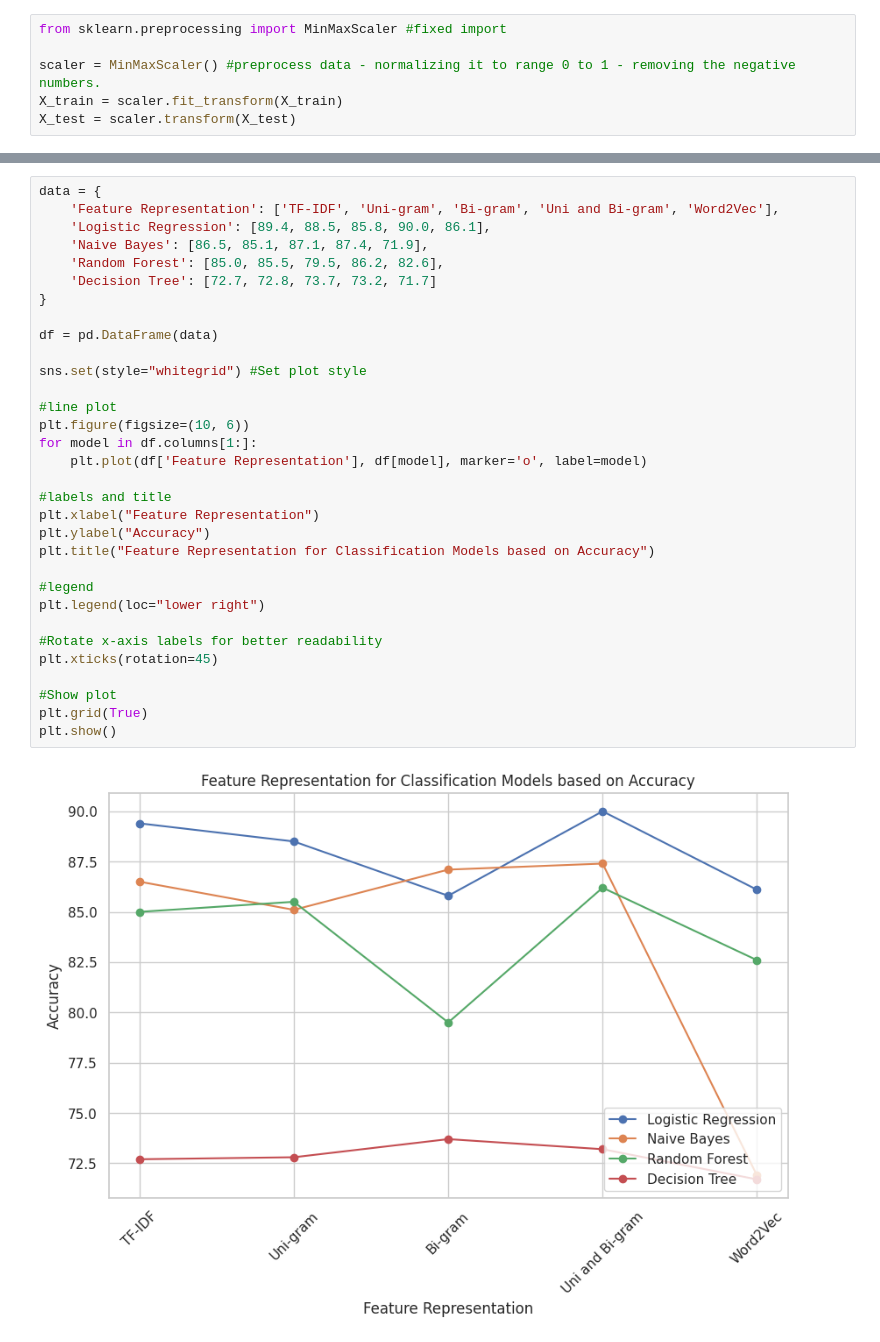
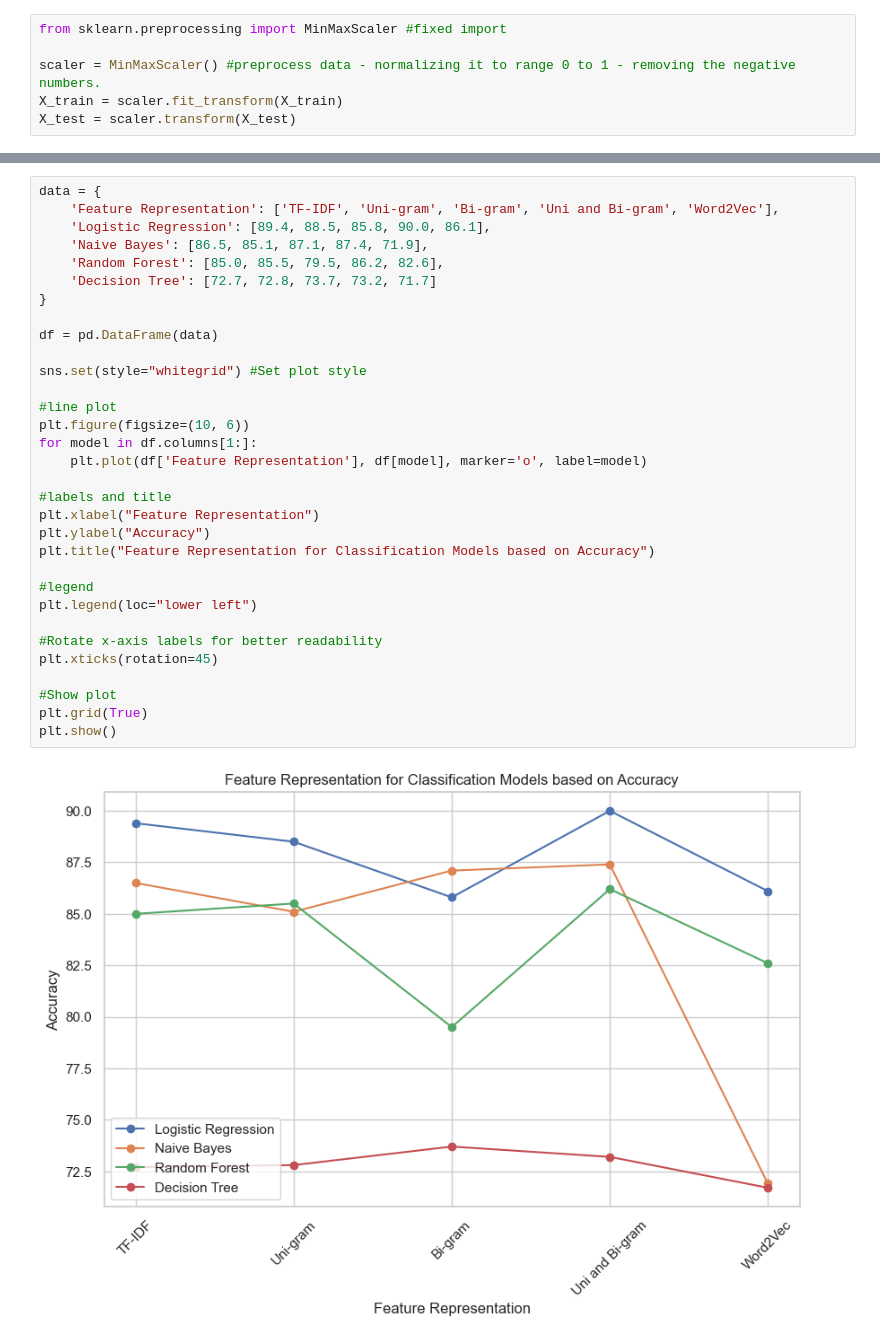
Before and after one commit to JackyJoa/main, a Jupyter notebook: IMDB_main_Word2Vec.ipynb, the cells around one changed output, grey strips where cells are left out. Saved outputs shown, nothing was run; the diff lists cells and outputs as text.

```diff
--- a/IMDB_main_Word2Vec.ipynb
+++ b/IMDB_main_Word2Vec.ipynb
@@ -368,32 +356,32 @@ data = {
     'Feature Representation': ['TF-IDF', 'Uni-gram', 'Bi-gram', 'Uni and Bi-gram', 'Word2Vec'],
     'Logistic Regression': [89.4, 88.5, 85.8, 90.0, 86.1],
     'Naive Bayes': [86.5, 85.1, 87.1, 87.4, 71.9],
     'Random Forest': [85.0, 85.5, 79.5, 86.2, 82.6],
     'Decision Tree': [72.7, 72.8, 73.7, 73.2, 71.7]
 }
 
 df = pd.DataFrame(data)
 
 sns.set(style="whitegrid") #Set plot style
 
 #line plot
 plt.figure(figsize=(10, 6))
 for model in df.columns[1:]:
     plt.plot(df['Feature Representation'], df[model], marker='o', label=model)
 
 #labels and title
 plt.xlabel("Feature Representation")
 plt.ylabel("Accuracy")
 plt.title("Feature Representation for Classification Models based on Accuracy")
 
 #legend
-plt.legend(loc="lower right")
+plt.legend(loc="lower left")
 
 #Rotate x-axis labels for better readability
 plt.xticks(rotation=45)
 
 #Show plot
 plt.grid(True)
 plt.show()
 # %% [output]
-[figure, old version]
+[figure, new version]
```
Also changed, not shown: parts of 8 cells of this notebook.
